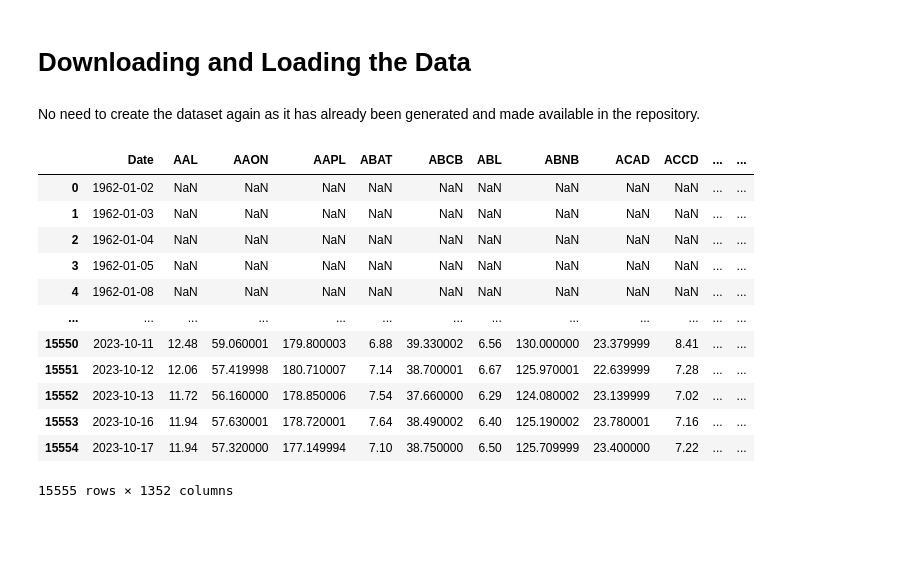
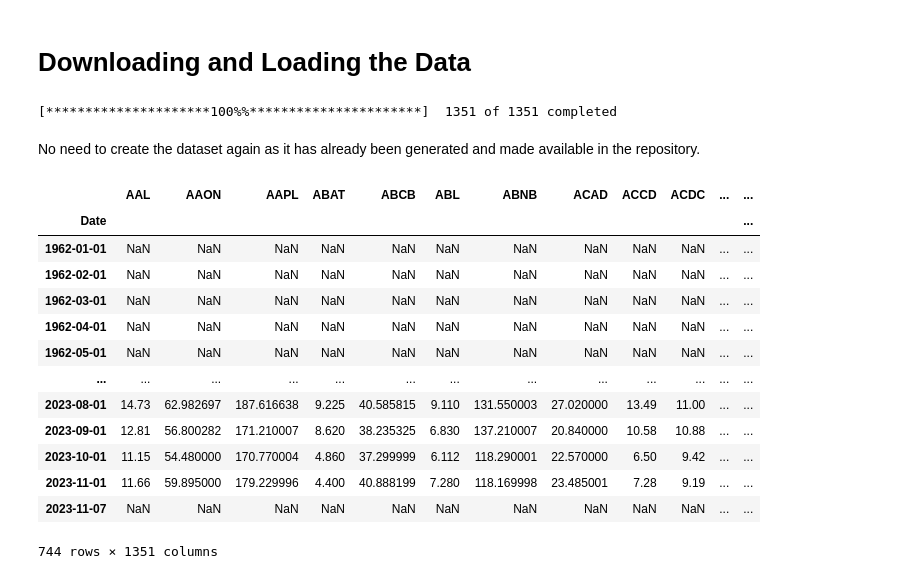
Before and after one commit to ehan03/MAD-vs-MW-Portfolio-Optimization, a Jupyter notebook: notebooks/MAD-vs-MW.ipynb, the cells around one changed output. Saved outputs shown, nothing was run; the diff lists cells and outputs as text; code cells hidden in the pictures; blank space fills up the shorter version.

```diff
--- a/notebooks/MAD-vs-MW.ipynb
+++ b/notebooks/MAD-vs-MW.ipynb
@@ -13,19 +15,27 @@ data_generator = DataGenerator()
+# %%
+# Create dataset
+data_generator = DataGenerator()
+# data_generator()
+# %% [output]
+[*********************100%%**********************]  1351 of 1351 completed
 # %% [markdown]
 No need to create the dataset again as it has already been generated and made available in the repository.
 # %%
-df = pd.read_csv("../data/nasdaq_adj_closing_prices.csv.gz", compression="gzip")
+df = pd.read_csv("../data/nasdaq_adj_closing_prices.csv", index_col="Date")
+df.index = pd.to_datetime(df.index)
 df
 # %% [output]
-|  | Date | AAL | AAON | AAPL | ABAT | ABCB | ABL | ABNB | ACAD | ACCD | ... | ... |
-| 0 | 1962-01-02 | NaN | NaN | NaN | NaN | NaN | NaN | NaN | NaN | NaN | ... | ... |
-| 1 | 1962-01-03 | NaN | NaN | NaN | NaN | NaN | NaN | NaN | NaN | NaN | ... | ... |
-| 2 | 1962-01-04 | NaN | NaN | NaN | NaN | NaN | NaN | NaN | NaN | NaN | ... | ... |
-| 3 | 1962-01-05 | NaN | NaN | NaN | NaN | NaN | NaN | NaN | NaN | NaN | ... | ... |
-| 4 | 1962-01-08 | NaN | NaN | NaN | NaN | NaN | NaN | NaN | NaN | NaN | ... | ... |
+|  | AAL | AAON | AAPL | ABAT | ABCB | ABL | ABNB | ACAD | ACCD | ACDC | ... | ... |
+| Date |  |  |  |  |  |  |  |  |  |  |  | ... |
+| 1962-01-01 | NaN | NaN | NaN | NaN | NaN | NaN | NaN | NaN | NaN | NaN | ... | ... |
+| 1962-02-01 | NaN | NaN | NaN | NaN | NaN | NaN | NaN | NaN | NaN | NaN | ... | ... |
+| 1962-03-01 | NaN | NaN | NaN | NaN | NaN | NaN | NaN | NaN | NaN | NaN | ... | ... |
+| 1962-04-01 | NaN | NaN | NaN | NaN | NaN | NaN | NaN | NaN | NaN | NaN | ... | ... |
+| 1962-05-01 | NaN | NaN | NaN | NaN | NaN | NaN | NaN | NaN | NaN | NaN | ... | ... |
 | ... | ... | ... | ... | ... | ... | ... | ... | ... | ... | ... | ... | ... |
-| 15550 | 2023-10-11 | 12.48 | 59.060001 | 179.800003 | 6.88 | 39.330002 | 6.56 | 130.000000 | 23.379999 | 8.41 | ... | ... |
-| 15551 | 2023-10-12 | 12.06 | 57.419998 | 180.710007 | 7.14 | 38.700001 | 6.67 | 125.970001 | 22.639999 | 7.28 | ... | ... |
-| 15552 | 2023-10-13 | 11.72 | 56.160000 | 178.850006 | 7.54 | 37.660000 | 6.29 | 124.080002 | 23.139999 | 7.02 | ... | ... |
-| 15553 | 2023-10-16 | 11.94 | 57.630001 | 178.720001 | 7.64 | 38.490002 | 6.40 | 125.190002 | 23.780001 | 7.16 | ... | ... |
-| 15554 | 2023-10-17 | 11.94 | 57.320000 | 177.149994 | 7.10 | 38.750000 | 6.50 | 125.709999 | 23.400000 | 7.22 | ... | ... |
+| 2023-08-01 | 14.73 | 62.982697 | 187.616638 | 9.225 | 40.585815 | 9.110 | 131.550003 | 27.020000 | 13.49 | 11.00 | ... | ... |
+| 2023-09-01 | 12.81 | 56.800282 | 171.210007 | 8.620 | 38.235325 | 6.830 | 137.210007 | 20.840000 | 10.58 | 10.88 | ... | ... |
+| 2023-10-01 | 11.15 | 54.480000 | 170.770004 | 4.860 | 37.299999 | 6.112 | 118.290001 | 22.570000 | 6.50 | 9.42 | ... | ... |
+| 2023-11-01 | 11.66 | 59.895000 | 179.229996 | 4.400 | 40.888199 | 7.280 | 118.169998 | 23.485001 | 7.28 | 9.19 | ... | ... |
+| 2023-11-07 | NaN | NaN | NaN | NaN | NaN | NaN | NaN | NaN | NaN | NaN | ... | ... |
-15555 rows × 1352 columns
+744 rows × 1351 columns
```
Also changed, not shown: parts of 6 cells of this notebook, 7 other files.
